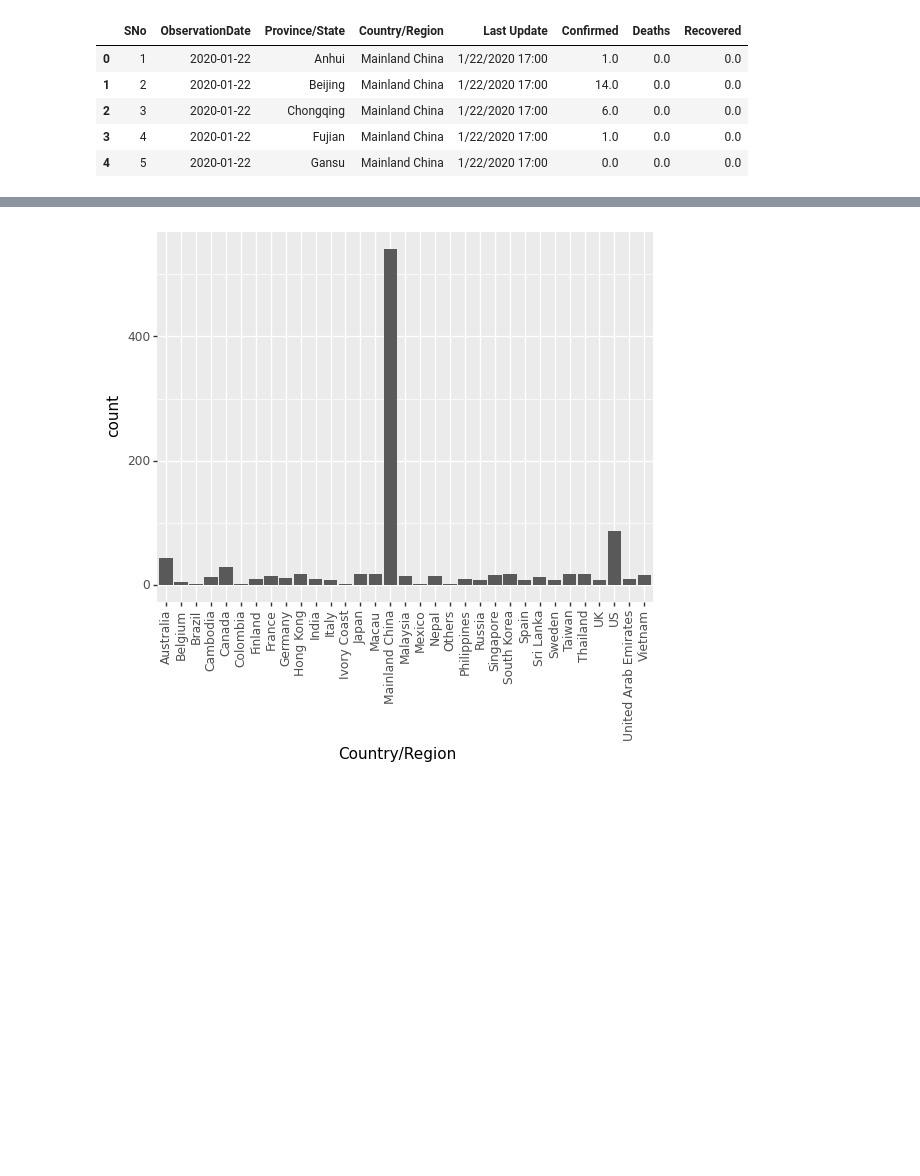
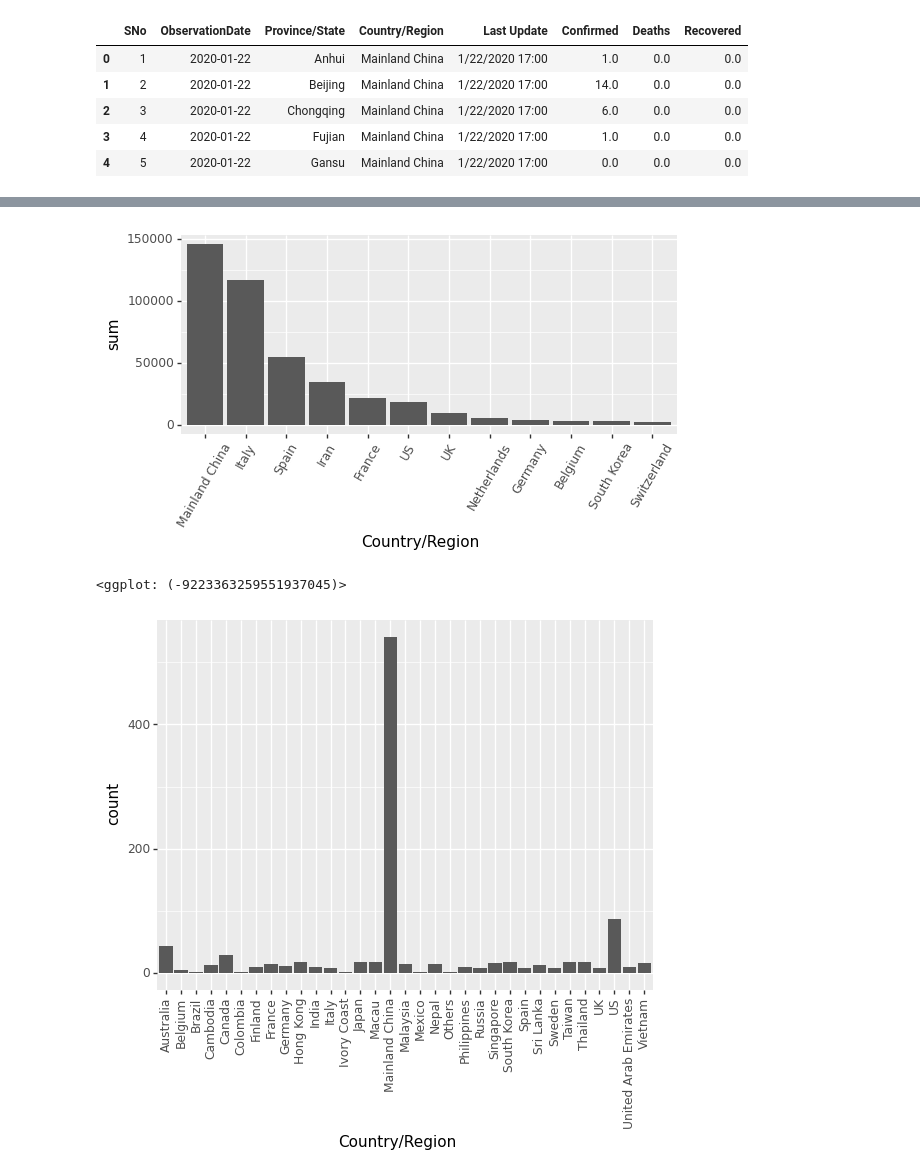
Before and after one commit to DrallaXL/PythonCorona, a Jupyter notebook: pythonCorona.ipynb, the cells around one changed output, grey strips where cells are left out. Saved outputs shown, nothing was run; the diff lists cells and outputs as text; code cells hidden in the pictures; blank space fills up the shorter version.

```diff
--- a/pythonCorona.ipynb
+++ b/pythonCorona.ipynb
@@ -29,3 +39,16 @@ dtype: object
+# %%
+df5 = df4[(df4['sum'] > 1000)].sort_values('sum')
+
+sorted_list = df5['Country/Region'][df5['sum'].sort_values(ascending=False).index.tolist()]
+
+(ggplot(df5, aes(x='Country/Region', y='sum'))
+ + geom_col()
+ + scale_x_discrete(limits=sorted_list)
+ + theme(aspect_ratio=.4, legend_position="bottom", axis_text_x=element_text(rotation=60, hjust=0.5))
+)
+# %% [output]
+[figure, added]
+<ggplot: (-9223363259551937045)>
 # %%
 from plotnine import *
 
```
Also changed, not shown: parts of 4 cells of this notebook.
